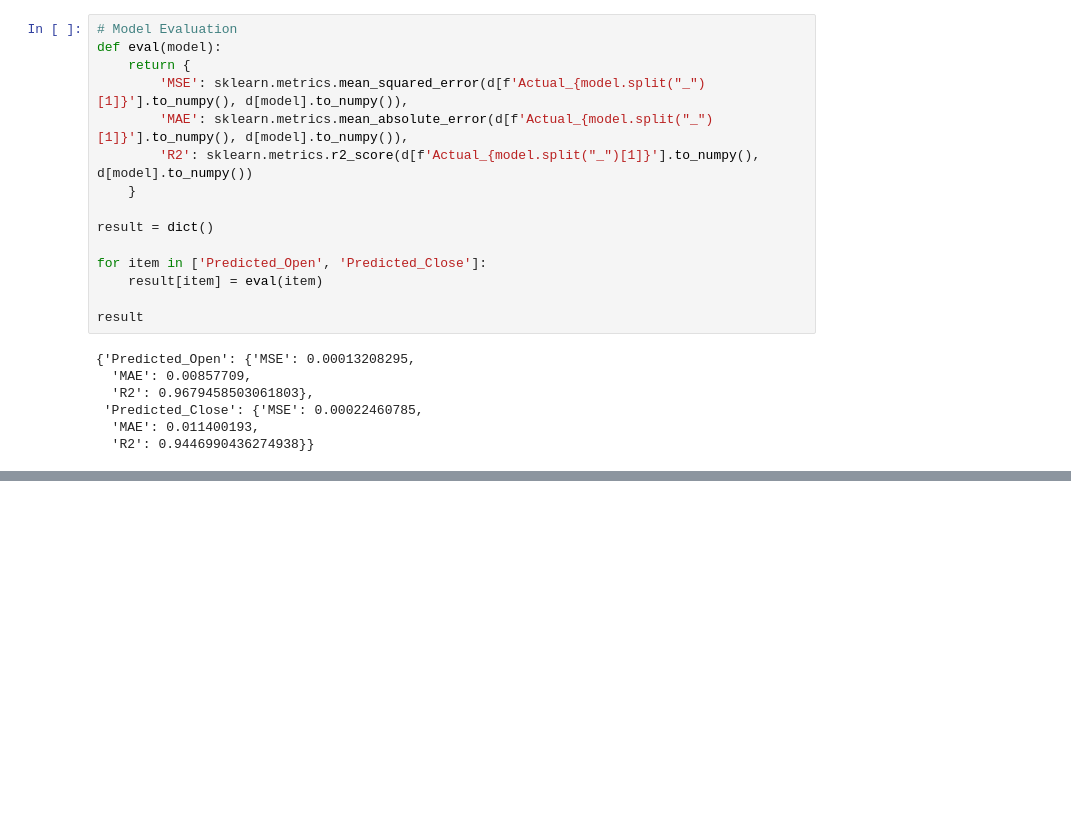
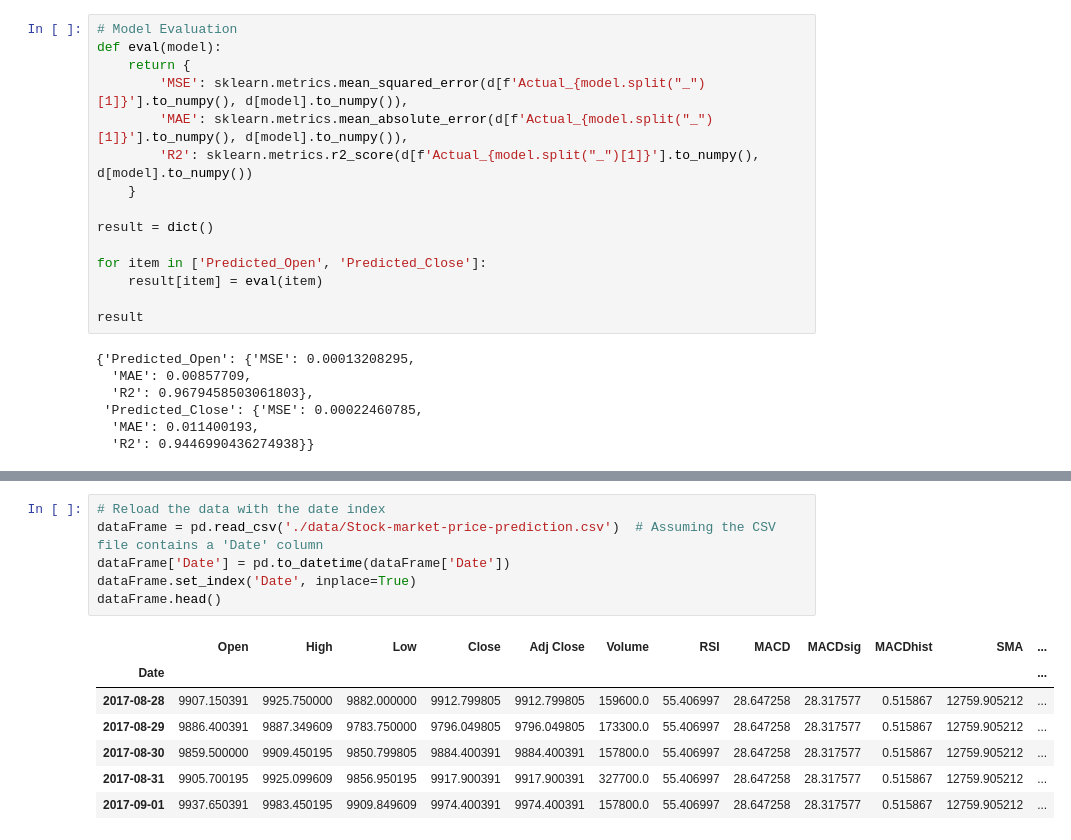
Before and after one commit to rd8312/time_series, a Jupyter notebook: multivariate_ts.ipynb, the cells around one changed output, grey strips where cells are left out. Drawn from its saved outputs; the diff is of its cells as text; blank space fills up the shorter version.

```diff
--- a/multivariate_ts.ipynb
+++ b/multivariate_ts.ipynb
@@ -502,0 +772,14 @@ result
+# %%
+# Reload the data with the date index
+dataFrame = pd.read_csv('./data/Stock-market-price-prediction.csv')  # Assuming the CSV file contains a 'Date' column
+dataFrame['Date'] = pd.to_datetime(dataFrame['Date'])
+dataFrame.set_index('Date', inplace=True)
+dataFrame.head()
+# %% [output]
+|  | Open | High | Low | Close | Adj Close | Volume | RSI | MACD | MACDsig | MACDhist | SMA | ... |
+| Date |  |  |  |  |  |  |  |  |  |  |  | ... |
+| 2017-08-28 | 9907.150391 | 9925.750000 | 9882.000000 | 9912.799805 | 9912.799805 | 159600.0 | 55.406997 | 28.647258 | 28.317577 | 0.515867 | 12759.905212 | ... |
+| 2017-08-29 | 9886.400391 | 9887.349609 | 9783.750000 | 9796.049805 | 9796.049805 | 173300.0 | 55.406997 | 28.647258 | 28.317577 | 0.515867 | 12759.905212 | ... |
+| 2017-08-30 | 9859.500000 | 9909.450195 | 9850.799805 | 9884.400391 | 9884.400391 | 157800.0 | 55.406997 | 28.647258 | 28.317577 | 0.515867 | 12759.905212 | ... |
+| 2017-08-31 | 9905.700195 | 9925.099609 | 9856.950195 | 9917.900391 | 9917.900391 | 327700.0 | 55.406997 | 28.647258 | 28.317577 | 0.515867 | 12759.905212 | ... |
+| 2017-09-01 | 9937.650391 | 9983.450195 | 9909.849609 | 9974.400391 | 9974.400391 | 157800.0 | 55.406997 | 28.647258 | 28.317577 | 0.515867 | 12759.905212 | ... |
```
Also changed, not shown: parts of 19 cells of this notebook.
